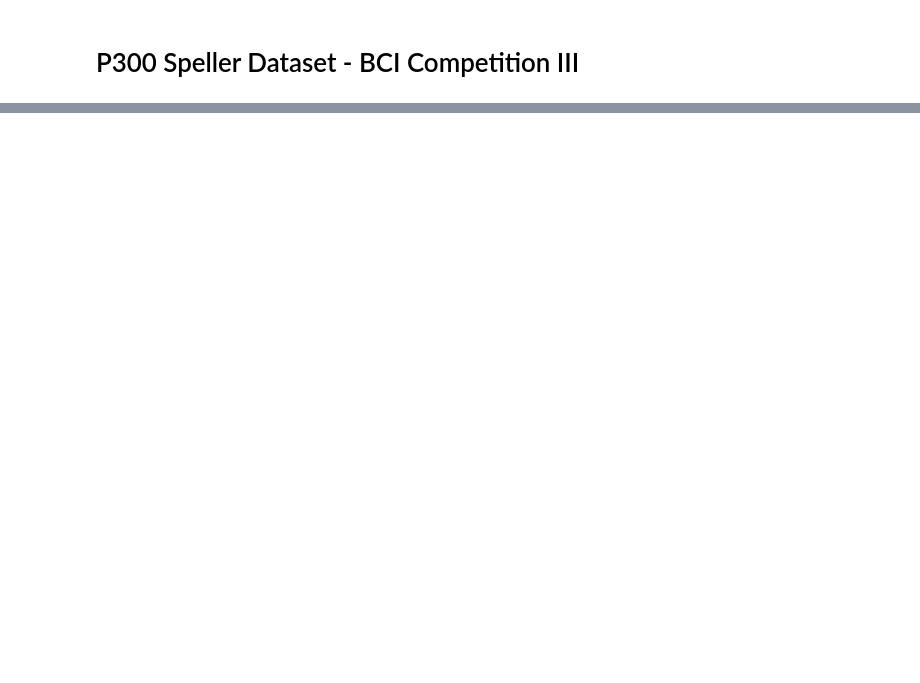
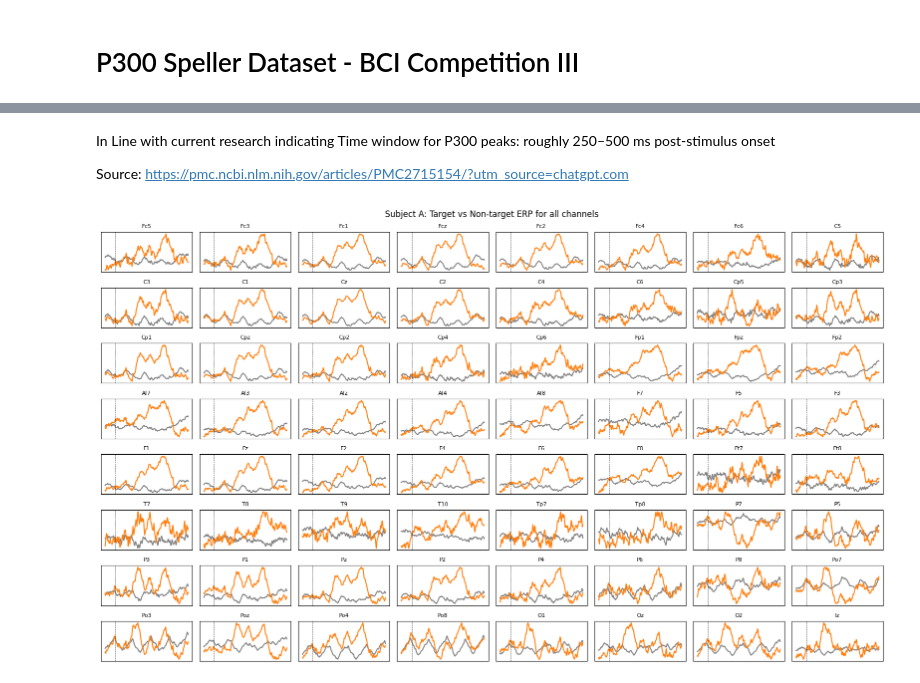
Before and after one commit to NoahBakayou/P300-Classifier, a Jupyter notebook: P300_Data_Wrangling.ipynb, the cells around one changed output, grey strips where cells are left out. Saved outputs shown, nothing was run; the diff lists cells and outputs as text; code cells hidden in the pictures; blank space fills up the shorter version.

```diff
--- a/P300_Data_Wrangling.ipynb
+++ b/P300_Data_Wrangling.ipynb
@@ -64,0 +191,35 @@ all_data['A_train']['Signal'].shape
+# %% [markdown]
+In Line with current research indicating Time window for P300 peaks: roughly 250–500 ms post‐stimulus onset
+
+Source: https://pmc.ncbi.nlm.nih.gov/articles/PMC2715154/?utm_source=chatgpt.com
+# %%
+# Plot P300 vs non-P300 for all 64 channels in a grid
+
+# Average across trials only, keep time x channels
+A_tgt_mean_tc = A_tgt_segs.mean(axis=0)      # (time, channels)
+A_nontgt_mean_tc = A_nontgt_segs.mean(axis=0)
+
+n_time = A_tgt_mean_tc.shape[0]
+time_ms = np.linspace(-pre_time, post_time, n_time, endpoint=False) * 1000
+
+# Load channel labels from eloc64.txt (4th column)
+eloc_path = os.path.join(data_dir, "eloc64.txt")
+eloc = np.genfromtxt(eloc_path, dtype=None, encoding="utf-8")
+chan_labels = [row[3].strip(".") for row in eloc]
+
+rows, cols = 8, 8
+plt.figure(figsize=(16, 10))
+for ch in range(64):
+    plt.subplot(rows, cols, ch + 1)
+    plt.plot(time_ms, A_nontgt_mean_tc[:, ch], color="gray")
+    plt.plot(time_ms, A_tgt_mean_tc[:, ch], color="C1")
+    plt.axvline(0, color="k", linestyle="--", linewidth=0.5)
+    plt.title(chan_labels[ch], fontsize=8)
+    plt.xticks([])
+    plt.yticks([])
+
+plt.suptitle("Subject A: Target vs Non-target ERP for all channels", y=0.92)
+plt.tight_layout(rect=[0, 0, 1, 0.94])
+plt.show()
+# %% [output]
+[figure, added]
```
Also changed, not shown: parts of 8 cells of this notebook.
